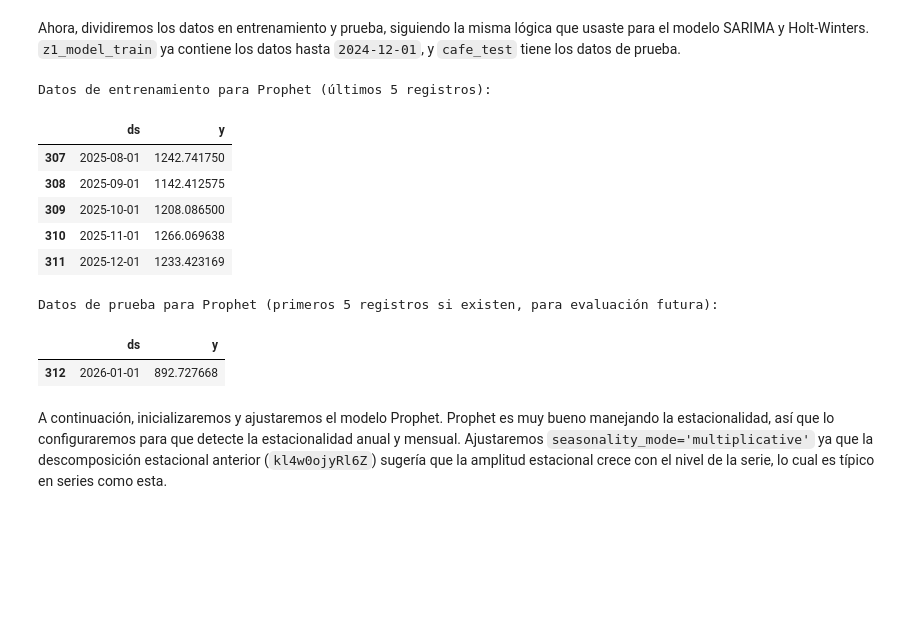
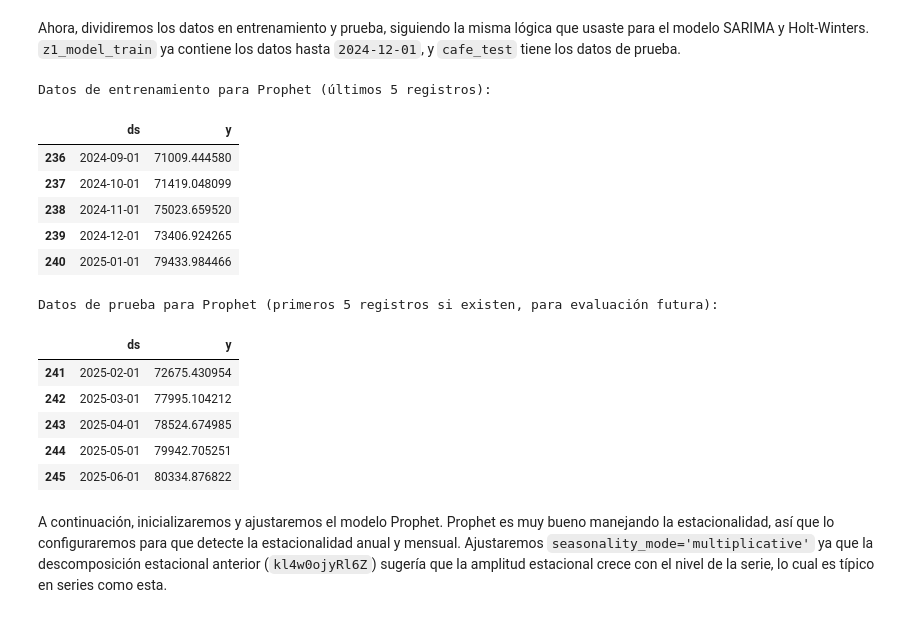
Before and after one commit to jsanchezv4/seriesdetiempo, a Jupyter notebook: Copia_de_suavizado_exponencial_margen.ipynb, the cells around one changed output. Cells and saved outputs as stored; diff of their text form; code cells hidden in the pictures; blank space fills up the shorter version.

```diff
--- a/Copia_de_suavizado_exponencial_margen.ipynb
+++ b/Copia_de_suavizado_exponencial_margen.ipynb
@@ -1679,30 +1679,36 @@ import matplotlib.pyplot as plt
 # Prophet espera columnas 'ds' (datestamp) y 'y' (valor)
 
 # Crear un DataFrame para Prophet usando z1 (la serie original completa)
-prophet_df = z1.reset_index().rename(columns={'Fecha': 'ds', 'Producción': 'y'})
+prophet_df = z1.reset_index().rename(columns={'Fecha': 'ds', 'MARGEN FINANCIERO': 'y'})
 # %% [markdown]
 Ahora, dividiremos los datos en entrenamiento y prueba, siguiendo la misma lógica que usaste para el modelo SARIMA y Holt-Winters. `z1_model_train` ya contiene los datos hasta `2024-12-01`, y `cafe_test` tiene los datos de prueba.
 # %%
-# Usamos el mismo split de entrenamiento que para SARIMA
-# Actualizamos para que el entrenamiento incluya datos hasta 2025-12-01
-prophet_train_df = prophet_df[prophet_df['ds'] <= '2025-12-01']
-prophet_test_df = prophet_df[prophet_df['ds'] > '2025-12-01'] # Esto se usará si se quiere evaluar el rendimiento futuro
+# Use the same split of training that for SARIMA and Holt-Winters
+# `y` from previous cells is the `margen_filled` series, which ends on 2025-12-01.
+# Holt-Winters 'train' ends on '2025-01-01', 'test' starts from '2025-02-01'
+
+prophet_train_df = prophet_df[prophet_df['ds'] <= '2025-01-01']
+prophet_test_df = prophet_df[prophet_df['ds'] >= '2025-02-01'] # This will be the evaluation set
 
 print("Datos de entrenamiento para Prophet (últimos 5 registros):")
 display(prophet_train_df.tail())
 print("\nDatos de prueba para Prophet (primeros 5 registros si existen, para evaluación futura):")
 display(prophet_test_df.head())
 # %% [output]
 Datos de entrenamiento para Prophet (últimos 5 registros):
 |  | ds | y |
-| 307 | 2025-08-01 | 1242.741750 |
-| 308 | 2025-09-01 | 1142.412575 |
-| 309 | 2025-10-01 | 1208.086500 |
-| 310 | 2025-11-01 | 1266.069638 |
-| 311 | 2025-12-01 | 1233.423169 |
+| 236 | 2024-09-01 | 71009.444580 |
+| 237 | 2024-10-01 | 71419.048099 |
+| 238 | 2024-11-01 | 75023.659520 |
+| 239 | 2024-12-01 | 73406.924265 |
+| 240 | 2025-01-01 | 79433.984466 |
 Datos de prueba para Prophet (primeros 5 registros si existen, para evaluación futura):
 |  | ds | y |
-| 312 | 2026-01-01 | 892.727668 |
+| 241 | 2025-02-01 | 72675.430954 |
+| 242 | 2025-03-01 | 77995.104212 |
+| 243 | 2025-04-01 | 78524.674985 |
+| 244 | 2025-05-01 | 79942.705251 |
+| 245 | 2025-06-01 | 80334.876822 |
 # %% [markdown]
 A continuación, inicializaremos y ajustaremos el modelo Prophet. Prophet es muy bueno manejando la estacionalidad, así que lo configuraremos para que detecte la estacionalidad anual y mensual. Ajustaremos `seasonality_mode='multiplicative'` ya que la descomposición estacional anterior (`kl4w0ojyRl6Z`) sugería que la amplitud estacional crece con el nivel de la serie, lo cual es típico en series como esta.
 # %%
```
Also changed, not shown: parts of 6 cells of this notebook.
